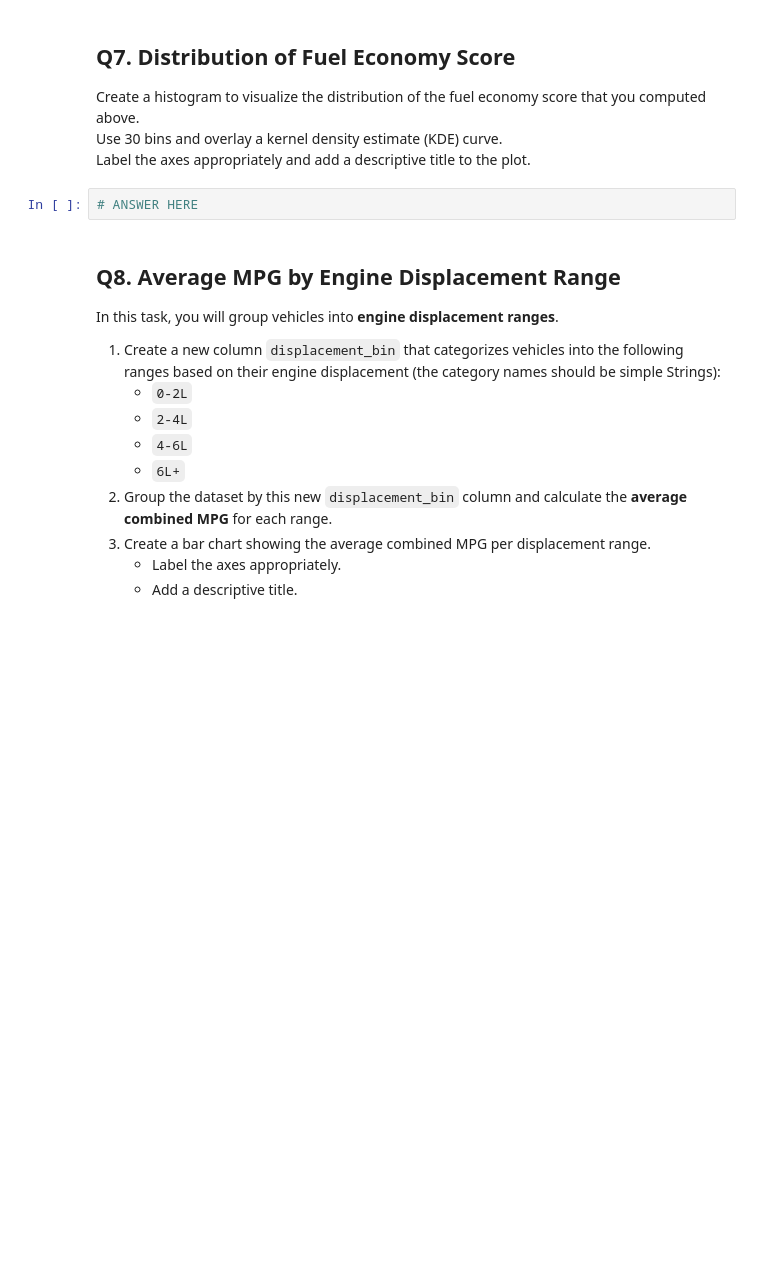
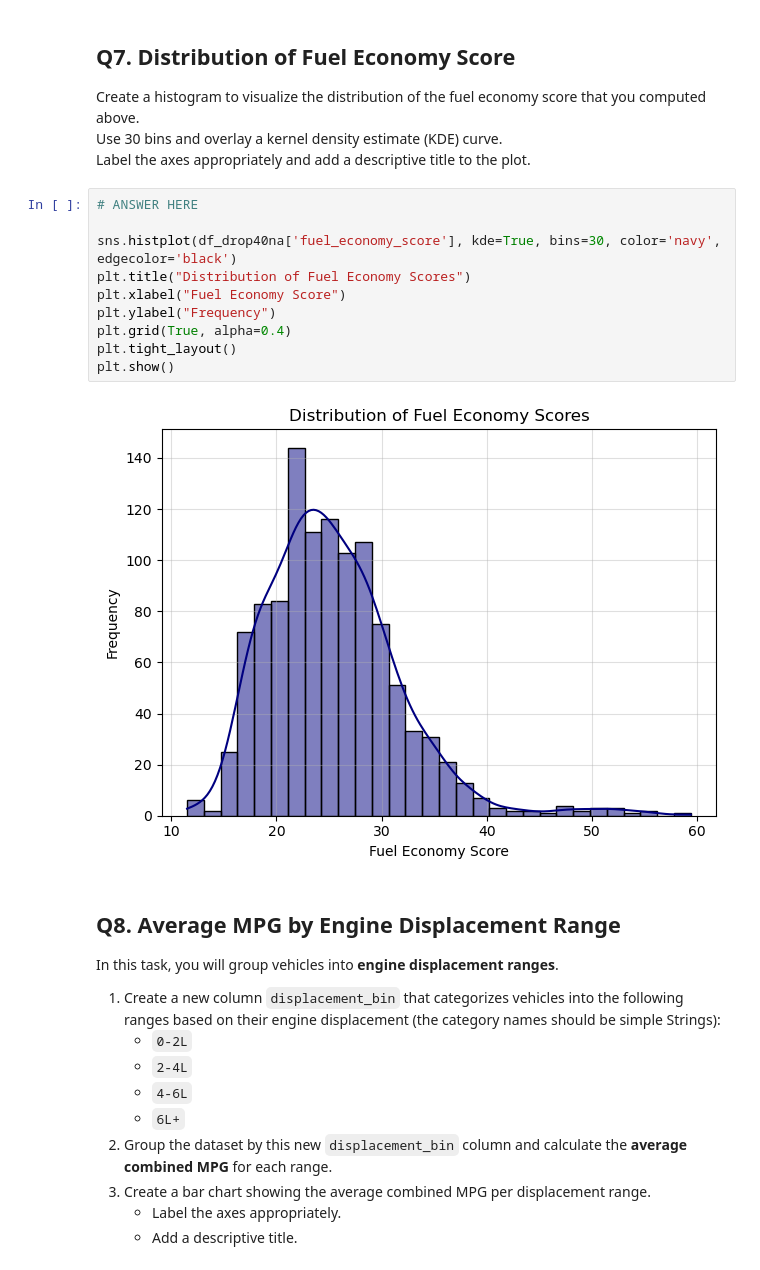
Before and after one commit to bruno-sassi/data_analytics_MSc, a Jupyter notebook: Projects/Python101/Project/PART 3/Assignment_part3.ipynb, the cells around one changed output. Drawn from its saved outputs; the diff is of its cells as text; blank space fills up the shorter version.

```diff
--- a/Projects/Python101/Project/PART 3/Assignment_part3.ipynb
+++ b/Projects/Python101/Project/PART 3/Assignment_part3.ipynb
@@ -244,6 +241,16 @@ Use 30 bins and overlay a kernel density estimate (KDE) curve.
 Label the axes appropriately and add a descriptive title to the plot.
 # %%
 # ANSWER HERE
+
+sns.histplot(df_drop40na['fuel_economy_score'], kde=True, bins=30, color='navy', edgecolor='black')
+plt.title("Distribution of Fuel Economy Scores")
+plt.xlabel("Fuel Economy Score")
+plt.ylabel("Frequency")
+plt.grid(True, alpha=0.4)
+plt.tight_layout()
+plt.show()
+# %% [output]
+[figure, added]
 # %% [markdown]
 ## Q8. Average MPG by Engine Displacement Range
 
```
Also changed, not shown: parts of 6 cells of this notebook, 2 other files.
